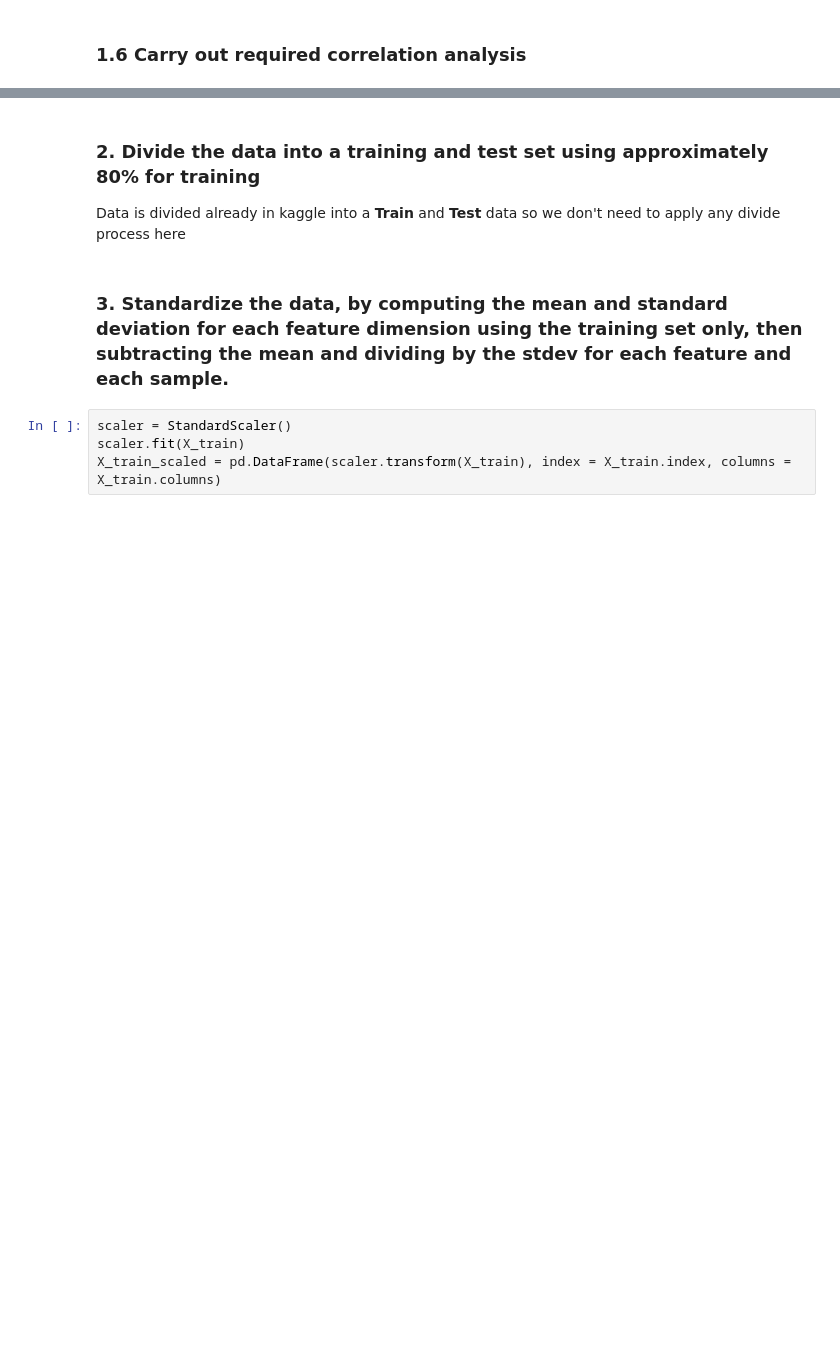
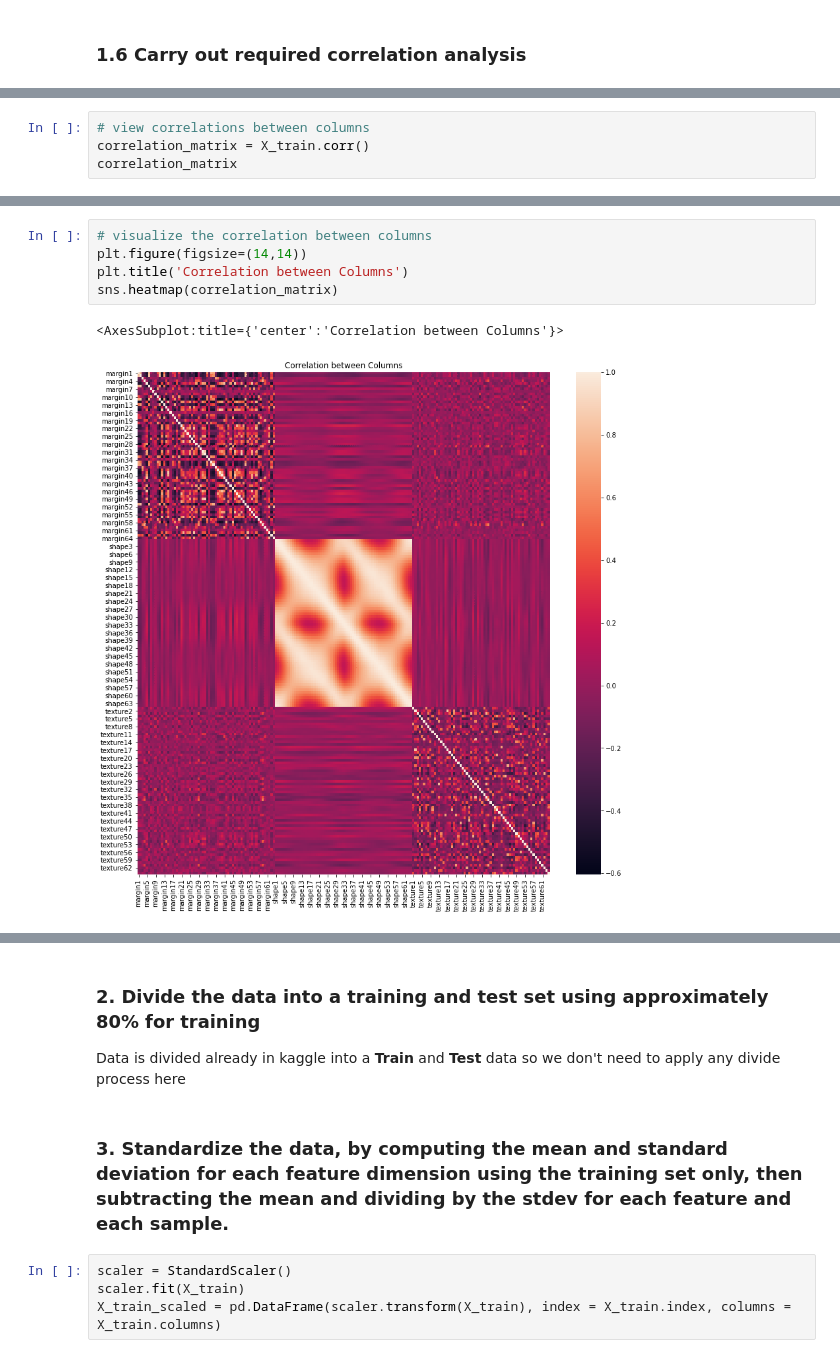
Before and after one commit to mahmodKhaled/Leaf-Classification, a Jupyter notebook: leaf_classification.ipynb, the cells around one changed output, grey strips where cells are left out. Drawn from its saved outputs; the diff is of its cells as text; blank space fills up the shorter version.

```diff
--- a/leaf_classification.ipynb
+++ b/leaf_classification.ipynb
@@ -299,0 +300,4 @@ Number of Unique Classes is: 99
+# %%
+# view correlations between columns
+correlation_matrix = X_train.corr()
+correlation_matrix
@@ -299,0 +318,8 @@ Number of Unique Classes is: 99
+# %%
+# visualize the correlation between columns
+plt.figure(figsize=(14,14))
+plt.title('Correlation between Columns')
+sns.heatmap(correlation_matrix)
+# %% [output]
+<AxesSubplot:title={'center':'Correlation between Columns'}>
+[figure, added]
```
Also changed, not shown: parts of 16 cells of this notebook.
